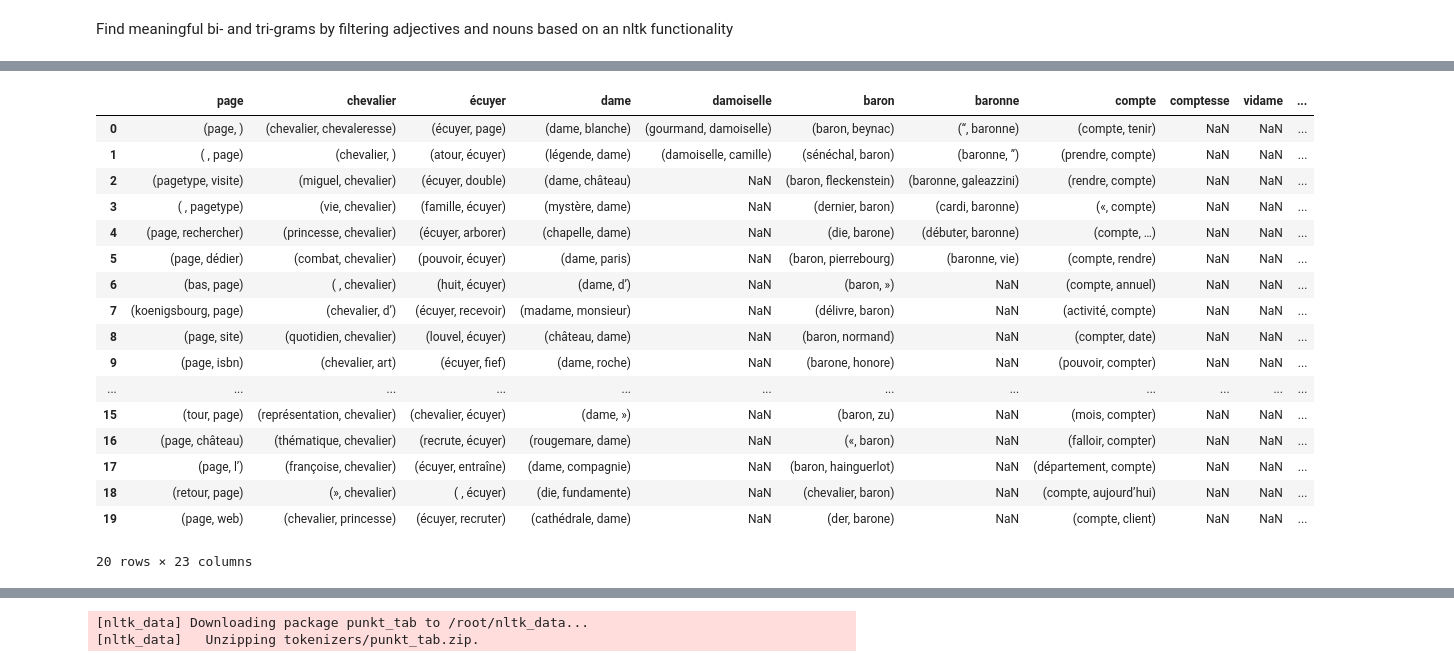
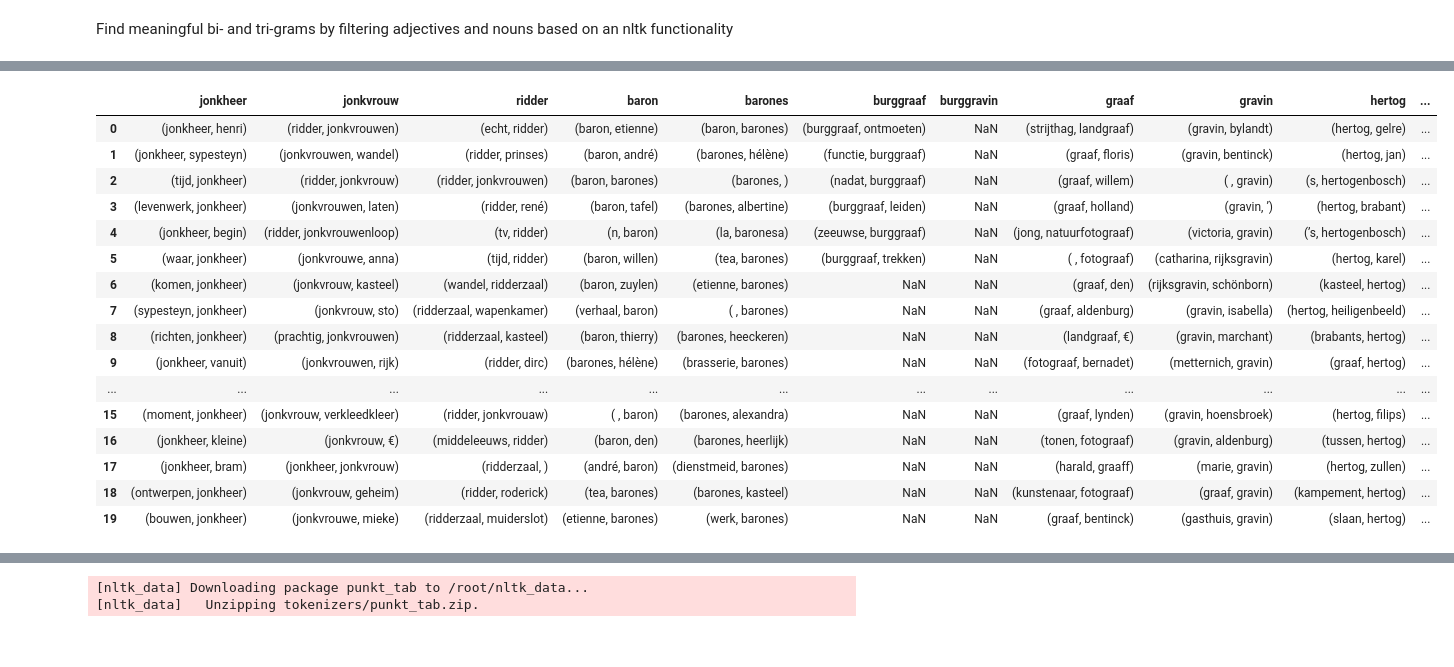
Before and after one commit to jazoza/HHD, a Jupyter notebook: 04_HH_narratives.ipynb, the cells around one changed output, grey strips where cells are left out. Saved outputs shown, nothing was run; the diff lists cells and outputs as text; code cells hidden in the pictures.

```diff
--- a/04_HH_narratives.ipynb
+++ b/04_HH_narratives.ipynb
@@ -150,3 +144,0 @@ print(len(rows_to_drop), rows_to_drop)
-# %%
-df = df[~df.index.isin(rows_to_drop)]
-df.shape
@@ -1014,7 +1055,7 @@ def get_stopwords_list(stop_file_path):
         stopwords = f.readlines()
         stop_set = set(m.strip() for m in stopwords)
         return list(frozenset(stop_set))
-stopwords_path = cc_list[3]+".txt" # change the value 0(NL)-1(UK)-2(DE)-3(FR) depending on the CC (country code)
+stopwords_path = cc_list[0]+".txt" # change the value 0(NL)-1(UK)-2(DE)-3(FR) depending on the CC (country code)
 stopwords = get_stopwords_list(stopwords_path)
 special_stop_words = ['nbsp', ' ', '', '—', '\’s']
 stopwords_ext = stopwords+special_stop_words
@@ -1028,7 +1069,7 @@ def clean_documents(text):
     regex = re.compile('[' + re.escape(string.punctuation) + '\\r\\t\\n]')
     nopunct = regex.sub(" ", str(text))
     #use spacy to lemmatize comments
-    doc = fr_nlp(nopunct, disable=['parser','ner'])
+    doc = nl_nlp(nopunct, disable=['parser','ner'])
     lemma = [token.lemma_ for token in doc]
     return lemma
 #apply function to clean and lemmatize comments
@@ -1230,43 +1235,45 @@ joined_df[:50].to_csv(path+'outputs/FR_2024_trigrams_'+keyword+'.csv', index=Fal
 # %%
-# prompt: for nobility title in list of nobility_titles, get the first 20 collocations (TOP 20 in filtered_bi) and arrange them in a new dataframe where each column is made of collocations of one nobility title; if there are less than 20 collocations for a nobility title, fill the column with NaN
+# Find all collocations for nobility titles
+nobility_titles = dutch_nobility_titles
+#nobility_titles = uk_nobility_titles
+#nobility_titles = german_nobility_titles
+#nobility_titles = french_nobility_titles
 
-# Create an empty DataFrame to store the results
 collocation_df = pd.DataFrame()
 
 # Iterate through the list of nobility titles
 for title in nobility_titles:
   # Filter the filtered_bi DataFrame for bigrams containing the current title
   title_bigrams = filtered_bi[filtered_bi['bigram'].astype(str).str.contains(title)]
 
   # Get the first 20 collocations for the current title
   top_20_collocations = title_bigrams['bigram'].tolist()[:20]
 
   # Fill the column with NaN if there are less than 20 collocations
   if len(top_20_collocations) < 20:
     top_20_collocations += [np.nan] * (20 - len(top_20_collocations))
 
   # Add the collocations as a new column to the DataFrame
   collocation_df[title] = top_20_collocations
 
 # Print the resulting DataFrame
-collocation_df.to_csv(path+'outputs/FR_2024_nobility_bigrams.csv', index=False)
-collocation_df
+collocation_df.to_csv(path+'outputs/NL_2024_nobility_bigrams.csv', index=False)
+#collocation_df
 # %% [output]
-|  | page | chevalier | écuyer | dame | damoiselle | baron | baronne | compte | comptesse | vidame | ... |
-| 0 | (page, ) | (chevalier, chevaleresse) | (écuyer, page) | (dame, blanche) | (gourmand, damoiselle) | (baron, beynac) | (“, baronne) | (compte, tenir) | NaN | NaN | ... |
-| 1 | ( , page) | (chevalier, ) | (atour, écuyer) | (légende, dame) | (damoiselle, camille) | (sénéchal, baron) | (baronne, ”) | (prendre, compte) | NaN | NaN | ... |
-| 2 | (pagetype, visite) | (miguel, chevalier) | (écuyer, double) | (dame, château) | NaN | (baron, fleckenstein) | (baronne, galeazzini) | (rendre, compte) | NaN | NaN | ... |
-| 3 | ( , pagetype) | (vie, chevalier) | (famille, écuyer) | (mystère, dame) | NaN | (dernier, baron) | (cardi, baronne) | («, compte) | NaN | NaN | ... |
-| 4 | (page, rechercher) | (princesse, chevalier) | (écuyer, arborer) | (chapelle, dame) | NaN | (die, barone) | (débuter, baronne) | (compte, …) | NaN | NaN | ... |
-| 5 | (page, dédier) | (combat, chevalier) | (pouvoir, écuyer) | (dame, paris) | NaN | (baron, pierrebourg) | (baronne, vie) | (compte, rendre) | NaN | NaN | ... |
-| 6 | (bas, page) | ( , chevalier) | (huit, écuyer) | (dame, d’) | NaN | (baron, ») | NaN | (compte, annuel) | NaN | NaN | ... |
-| 7 | (koenigsbourg, page) | (chevalier, d’) | (écuyer, recevoir) | (madame, monsieur) | NaN | (délivre, baron) | NaN | (activité, compte) | NaN | NaN | ... |
-| 8 | (page, site) | (quotidien, chevalier) | (louvel, écuyer) | (château, dame) | NaN | (baron, normand) | NaN | (compter, date) | NaN | NaN | ... |
-| 9 | (page, isbn) | (chevalier, art) | (écuyer, fief) | (dame, roche) | NaN | (barone, honore) | NaN | (pouvoir, compter) | NaN | NaN | ... |
+|  | jonkheer | jonkvrouw | ridder | baron | barones | burggraaf | burggravin | graaf | gravin | hertog | ... |
+| 0 | (jonkheer, henri) | (ridder, jonkvrouwen) | (echt, ridder) | (baron, etienne) | (baron, barones) | (burggraaf, ontmoeten) | NaN | (strijthag, landgraaf) | (gravin, bylandt) | (hertog, gelre) | ... |
+| 1 | (jonkheer, sypesteyn) | (jonkvrouwen, wandel) | (ridder, prinses) | (baron, andré) | (barones, hélène) | (functie, burggraaf) | NaN | (graaf, floris) | (gravin, bentinck) | (hertog, jan) | ... |
+| 2 | (tijd, jonkheer) | (ridder, jonkvrouw) | (ridder, jonkvrouwen) | (baron, barones) | (barones, ) | (nadat, burggraaf) | NaN | (graaf, willem) | ( , gravin) | (s, hertogenbosch) | ... |
+| 3 | (levenwerk, jonkheer) | (jonkvrouwen, laten) | (ridder, rené) | (baron, tafel) | (barones, albertine) | (burggraaf, leiden) | NaN | (graaf, holland) | (gravin, ’) | (hertog, brabant) | ... |
+| 4 | (jonkheer, begin) | (ridder, jonkvrouwenloop) | (tv, ridder) | (n, baron) | (la, baronesa) | (zeeuwse, burggraaf) | NaN | (jong, natuurfotograaf) | (victoria, gravin) | (’s, hertogenbosch) | ... |
+| 5 | (waar, jonkheer) | (jonkvrouwe, anna) | (tijd, ridder) | (baron, willen) | (tea, barones) | (burggraaf, trekken) | NaN | ( , fotograaf) | (catharina, rijksgravin) | (hertog, karel) | ... |
+| 6 | (komen, jonkheer) | (jonkvrouw, kasteel) | (wandel, ridderzaal) | (baron, zuylen) | (etienne, barones) | NaN | NaN | (graaf, den) | (rijksgravin, schönborn) | (kasteel, hertog) | ... |
+| 7 | (sypesteyn, jonkheer) | (jonkvrouw, sto) | (ridderzaal, wapenkamer) | (verhaal, baron) | ( , barones) | NaN | NaN | (graaf, aldenburg) | (gravin, isabella) | (hertog, heiligenbeeld) | ... |
+| 8 | (richten, jonkheer) | (prachtig, jonkvrouwen) | (ridderzaal, kasteel) | (baron, thierry) | (barones, heeckeren) | NaN | NaN | (landgraaf, €) | (gravin, marchant) | (brabants, hertog) | ... |
+| 9 | (jonkheer, vanuit) | (jonkvrouwen, rijk) | (ridder, dirc) | (barones, hélène) | (brasserie, barones) | NaN | NaN | (fotograaf, bernadet) | (metternich, gravin) | (graaf, hertog) | ... |
 | ... | ... | ... | ... | ... | ... | ... | ... | ... | ... | ... | ... |
-| 15 | (tour, page) | (représentation, chevalier) | (chevalier, écuyer) | (dame, ») | NaN | (baron, zu) | NaN | (mois, compter) | NaN | NaN | ... |
-| 16 | (page, château) | (thématique, chevalier) | (recrute, écuyer) | (rougemare, dame) | NaN | («, baron) | NaN | (falloir, compter) | NaN | NaN | ... |
-| 17 | (page, l’) | (françoise, chevalier) | (écuyer, entraîne) | (dame, compagnie) | NaN | (baron, hainguerlot) | NaN | (département, compte) | NaN | NaN | ... |
-| 18 | (retour, page) | (», chevalier) | ( , écuyer) | (die, fundamente) | NaN | (chevalier, baron) | NaN | (compte, aujourd’hui) | NaN | NaN | ... |
-| 19 | (page, web) | (chevalier, princesse) | (écuyer, recruter) | (cathédrale, dame) | NaN | (der, barone) | NaN | (compte, client) | NaN | NaN | ... |
+| 15 | (moment, jonkheer) | (jonkvrouw, verkleedkleer) | (ridder, jonkvrouaw) | ( , baron) | (barones, alexandra) | NaN | NaN | (graaf, lynden) | (gravin, hoensbroek) | (hertog, filips) | ... |
+| 16 | (jonkheer, kleine) | (jonkvrouw, €) | (middeleeuws, ridder) | (baron, den) | (barones, heerlijk) | NaN | NaN | (tonen, fotograaf) | (gravin, aldenburg) | (tussen, hertog) | ... |
+| 17 | (jonkheer, bram) | (jonkheer, jonkvrouw) | (ridderzaal, ) | (andré, baron) | (dienstmeid, barones) | NaN | NaN | (harald, graaff) | (marie, gravin) | (hertog, zullen) | ... |
+| 18 | (ontwerpen, jonkheer) | (jonkvrouw, geheim) | (ridder, roderick) | (tea, barones) | (barones, kasteel) | NaN | NaN | (kunstenaar, fotograaf) | (graaf, gravin) | (kampement, hertog) | ... |
+| 19 | (bouwen, jonkheer) | (jonkvrouwe, mieke) | (ridderzaal, muiderslot) | (etienne, barones) | (werk, barones) | NaN | NaN | (graaf, bentinck) | (gasthuis, gravin) | (slaan, hertog) | ... |
-20 rows × 23 columns
```
Also changed, not shown: parts of 33 cells of this notebook.
